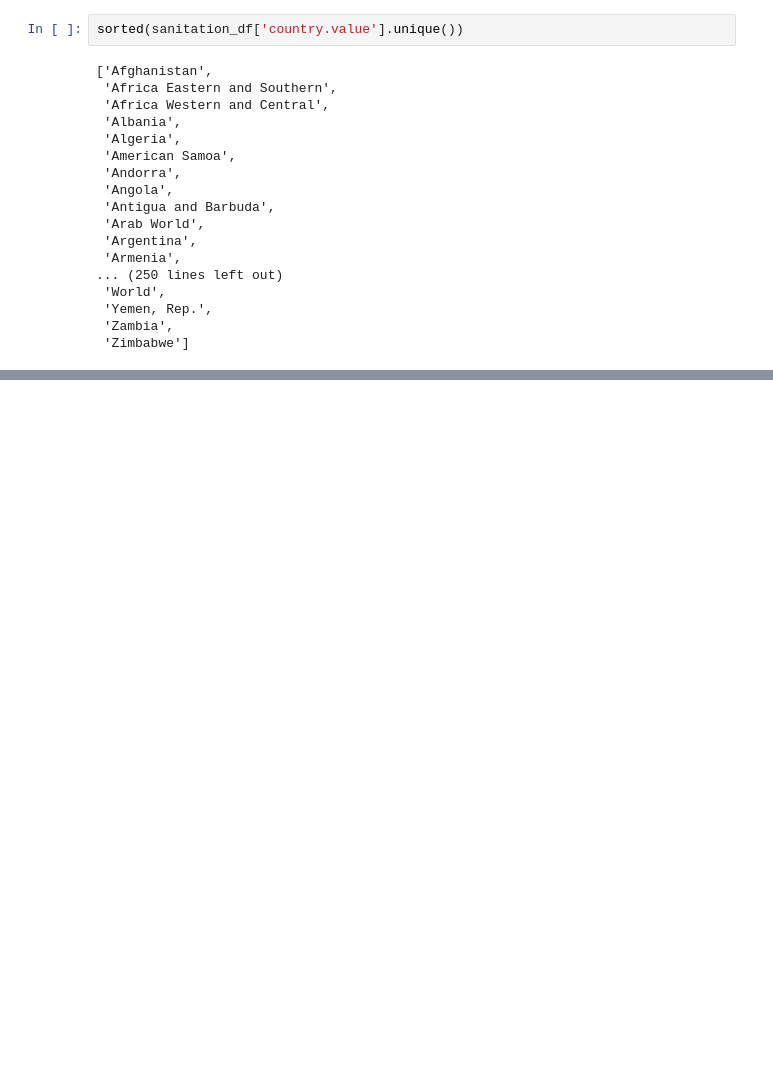
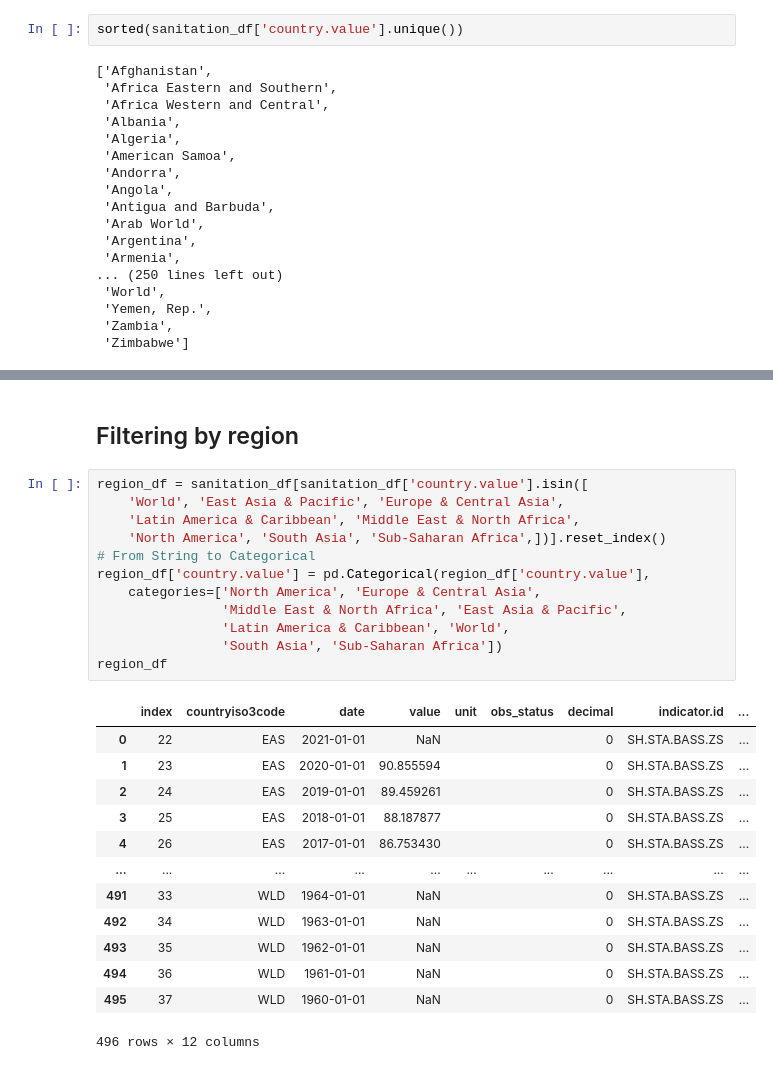
Before and after one commit to danielgils/data_scientist_wb, a Jupyter notebook: part1_script.ipynb, the cells around one changed output, grey strips where cells are left out. Drawn from its saved outputs; the diff is of its cells as text; blank space fills up the shorter version.

```diff
--- a/part1_script.ipynb
+++ b/part1_script.ipynb
@@ -505,0 +526,28 @@ g.tight_layout()
+# %% [markdown]
+## Filtering by region
+# %%
+region_df = sanitation_df[sanitation_df['country.value'].isin([
+    'World', 'East Asia & Pacific', 'Europe & Central Asia',
+    'Latin America & Caribbean', 'Middle East & North Africa',
+    'North America', 'South Asia', 'Sub-Saharan Africa',])].reset_index()
+# From String to Categorical
+region_df['country.value'] = pd.Categorical(region_df['country.value'],
+    categories=['North America', 'Europe & Central Asia',
+                'Middle East & North Africa', 'East Asia & Pacific',
+                'Latin America & Caribbean', 'World',
+                'South Asia', 'Sub-Saharan Africa'])
+region_df
+# %% [output]
+|  | index | countryiso3code | date | value | unit | obs_status | decimal | indicator.id | ... |
+| 0 | 22 | EAS | 2021-01-01 | NaN |  |  | 0 | SH.STA.BASS.ZS | ... |
+| 1 | 23 | EAS | 2020-01-01 | 90.855594 |  |  | 0 | SH.STA.BASS.ZS | ... |
+| 2 | 24 | EAS | 2019-01-01 | 89.459261 |  |  | 0 | SH.STA.BASS.ZS | ... |
+| 3 | 25 | EAS | 2018-01-01 | 88.187877 |  |  | 0 | SH.STA.BASS.ZS | ... |
+| 4 | 26 | EAS | 2017-01-01 | 86.753430 |  |  | 0 | SH.STA.BASS.ZS | ... |
+| ... | ... | ... | ... | ... | ... | ... | ... | ... | ... |
+| 491 | 33 | WLD | 1964-01-01 | NaN |  |  | 0 | SH.STA.BASS.ZS | ... |
+| 492 | 34 | WLD | 1963-01-01 | NaN |  |  | 0 | SH.STA.BASS.ZS | ... |
+| 493 | 35 | WLD | 1962-01-01 | NaN |  |  | 0 | SH.STA.BASS.ZS | ... |
+| 494 | 36 | WLD | 1961-01-01 | NaN |  |  | 0 | SH.STA.BASS.ZS | ... |
+| 495 | 37 | WLD | 1960-01-01 | NaN |  |  | 0 | SH.STA.BASS.ZS | ... |
+496 rows × 12 columns
```
Also changed, not shown: parts of 11 cells of this notebook, 2 other files.
